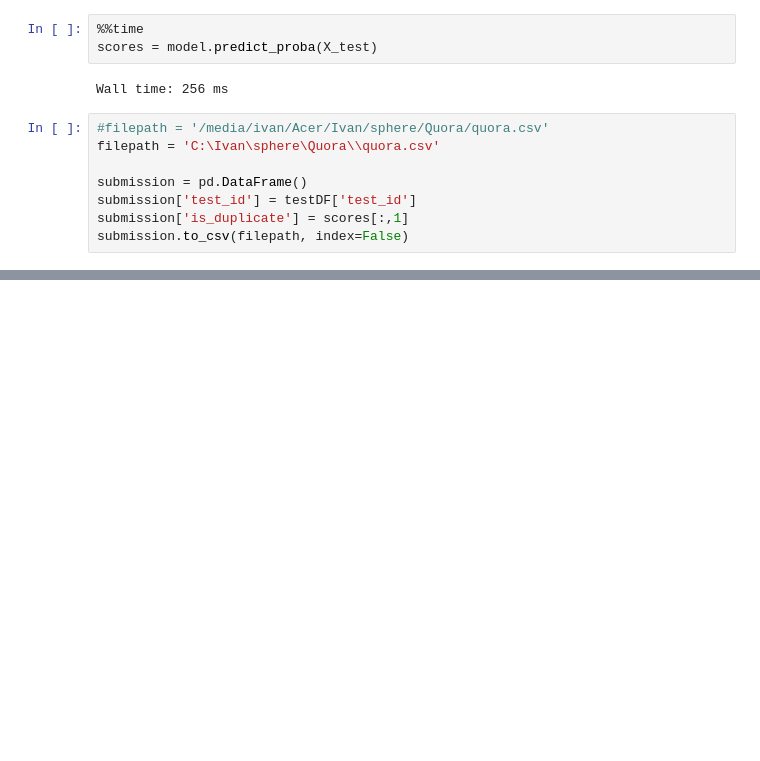
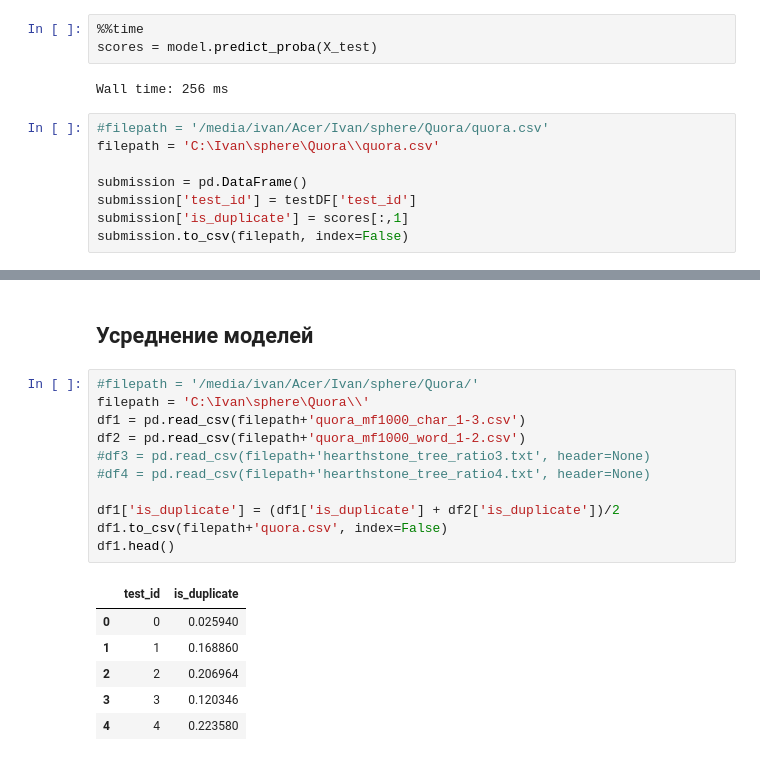
Before and after one commit to is-kozlov/sphere_hw, a Jupyter notebook: intro/hw4_Kozlov_Quora.ipynb, the cells around one changed output, grey strips where cells are left out. Cells and saved outputs as stored; diff of their text form; blank space fills up the shorter version.

Commit message:
v1.3 [0.36305] 	modified:   intro/hw4_Kozlov_Quora.ipynb 	deleted:    intro/Profile.prof 	deleted:    intro/Serega_hw2.ipynb 	deleted:    intro/test.ipynb

```diff
--- a/intro/hw4_Kozlov_Quora.ipynb
+++ b/intro/hw4_Kozlov_Quora.ipynb
@@ -404,2 +454,22 @@ submission.to_csv(filepath, index=False)
+# %% [markdown]
+<h2>Усреднение моделей</h2>
+# %%
+#filepath = '/media/ivan/Acer/Ivan/sphere/Quora/'
+filepath = 'C:\Ivan\sphere\Quora\\'
+df1 = pd.read_csv(filepath+'quora_mf1000_char_1-3.csv')
+df2 = pd.read_csv(filepath+'quora_mf1000_word_1-2.csv')
+#df3 = pd.read_csv(filepath+'hearthstone_tree_ratio3.txt', header=None)
+#df4 = pd.read_csv(filepath+'hearthstone_tree_ratio4.txt', header=None)
+
+df1['is_duplicate'] = (df1['is_duplicate'] + df2['is_duplicate'])/2
+df1.to_csv(filepath+'quora.csv', index=False)
+df1.head()
+# %% [output]
+|  | test_id | is_duplicate |
+| 0 | 0 | 0.025940 |
+| 1 | 1 | 0.168860 |
+| 2 | 2 | 0.206964 |
+| 3 | 3 | 0.120346 |
+| 4 | 4 | 0.223580 |
 # %% [markdown]
 <h2>Результаты</h2>
```
Also changed, not shown: parts of 69 cells of this notebook.
